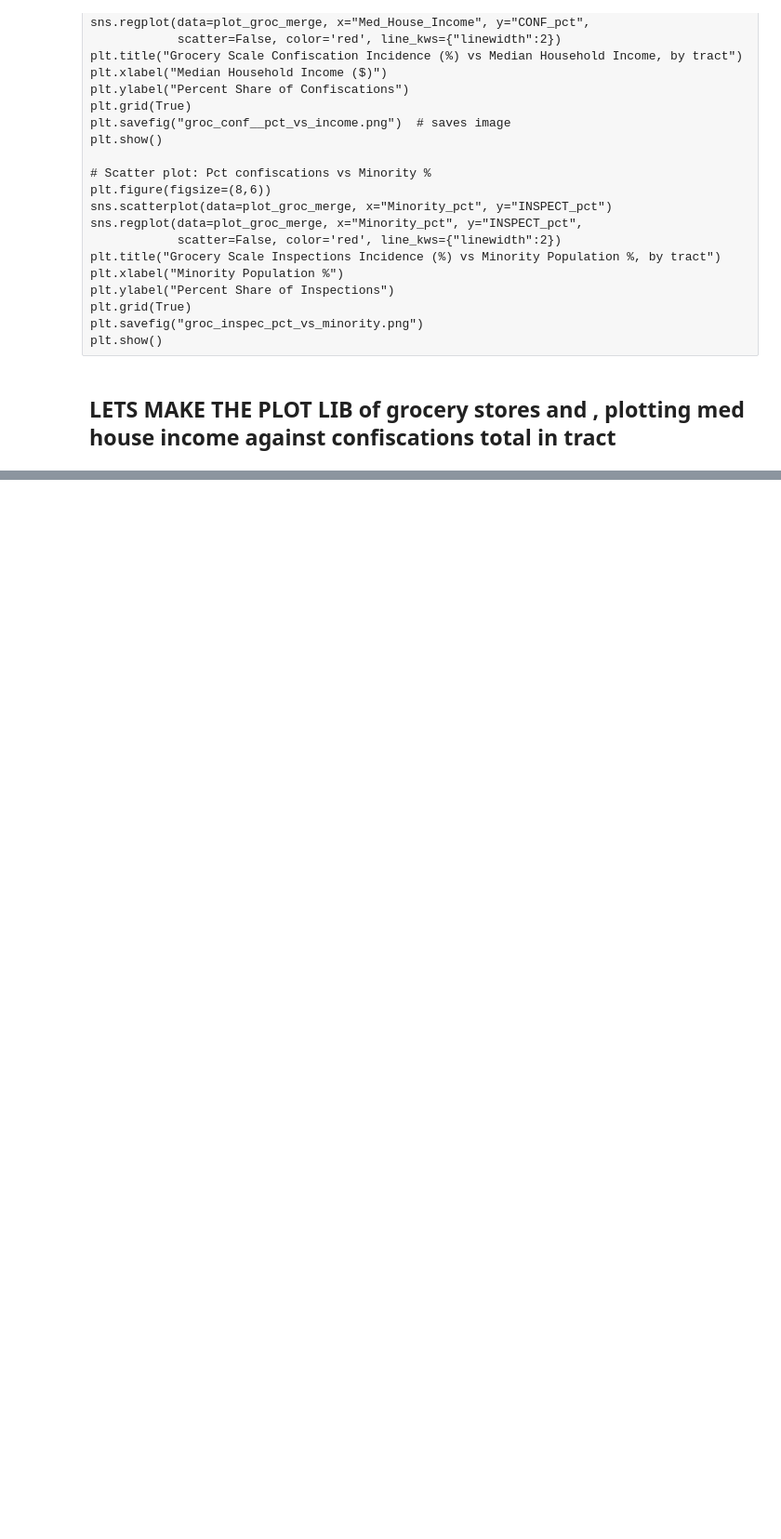
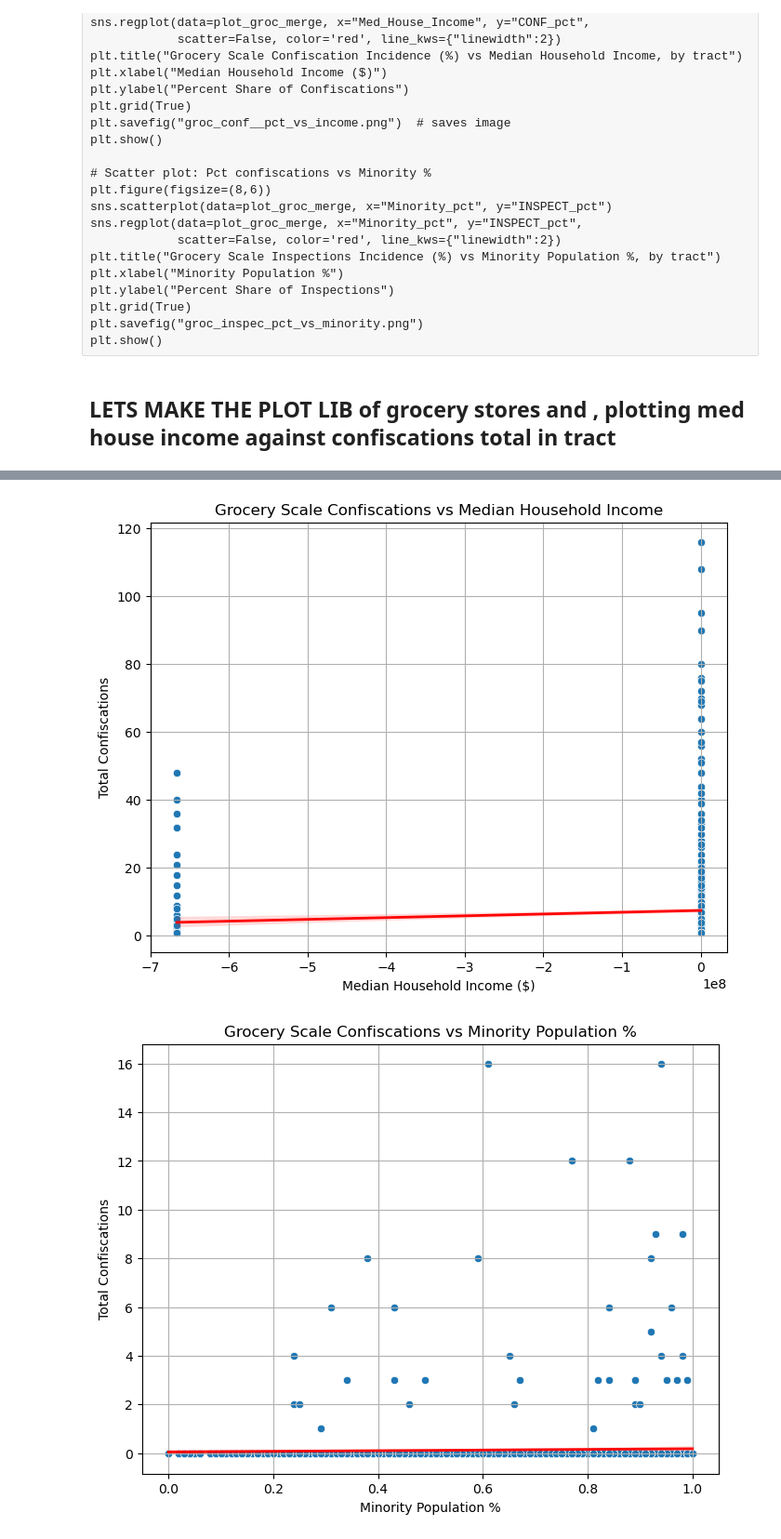
Before and after one commit to lizziewalsh92/DCWP_DataHubProject, a Jupyter notebook: equity_analysis/Equity Analysis.ipynb, the cells around one changed output, grey strips where cells are left out. Shown: that part at 93% size. Drawn from its saved outputs; the diff is of its cells as text; code cells hidden in the pictures; blank space fills up the shorter version.

```diff
--- a/equity_analysis/Equity Analysis.ipynb
+++ b/equity_analysis/Equity Analysis.ipynb
@@ -501,0 +468,39 @@ plt.show()
+# %%
+##LETS TRY WITH RAW NUMBERS
+
+%matplotlib inline
+import pandas as pd
+import seaborn as sns
+import matplotlib.pyplot as plt
+
+# Ensure numeric columns are floats
+numeric_cols = ["Med_House_Income", "Minority_pct", "COUNT_inspections_tracts", "SUM_confiscations"]
+for col in numeric_cols:
+    groc_all_FORMATTEDNUMS[col] = pd.to_numeric(groc_all_FORMATTEDNUMS[col], errors='coerce')
+
+# Scatter plot: Sum confiscations % vs Median Income
+plt.figure(figsize=(8,6))
+sns.scatterplot(data=groc_all_FORMATTEDNUMS, x="Med_House_Income", y="COUNT_inspections_tracts")
+sns.regplot(data=groc_all_FORMATTEDNUMS, x="Med_House_Income", y="COUNT_inspections_tracts",
+            scatter=False, color='red', line_kws={"linewidth":2})
+plt.title("Grocery Scale Confiscations vs Median Household Income")
+plt.xlabel("Median Household Income ($)")
+plt.ylabel("Total Confiscations")
+plt.grid(True)
+##plt.savefig("groc_conf_vs_income_sep15.png")  # saves image
+plt.show()
+
+# Scatter plot: Sum confiscations vs Minority %
+plt.figure(figsize=(8,6))
+sns.scatterplot(data=groc_all_FORMATTEDNUMS, x="Minority_pct", y="SUM_confiscations")
+sns.regplot(data=groc_all_FORMATTEDNUMS, x="Minority_pct", y="SUM_confiscations",
+            scatter=False, color='red', line_kws={"linewidth":2})
+plt.title("Grocery Scale Confiscations vs Minority Population %")
+plt.xlabel("Minority Population %")
+plt.ylabel("Total Confiscations")
+plt.grid(True)
+##plt.savefig("groc_conf_vs_minority_sep15.png")
+plt.show()
+# %% [output]
+[figure, added]
+[figure, added]
```
Also changed, not shown: parts of 12 cells of this notebook.
